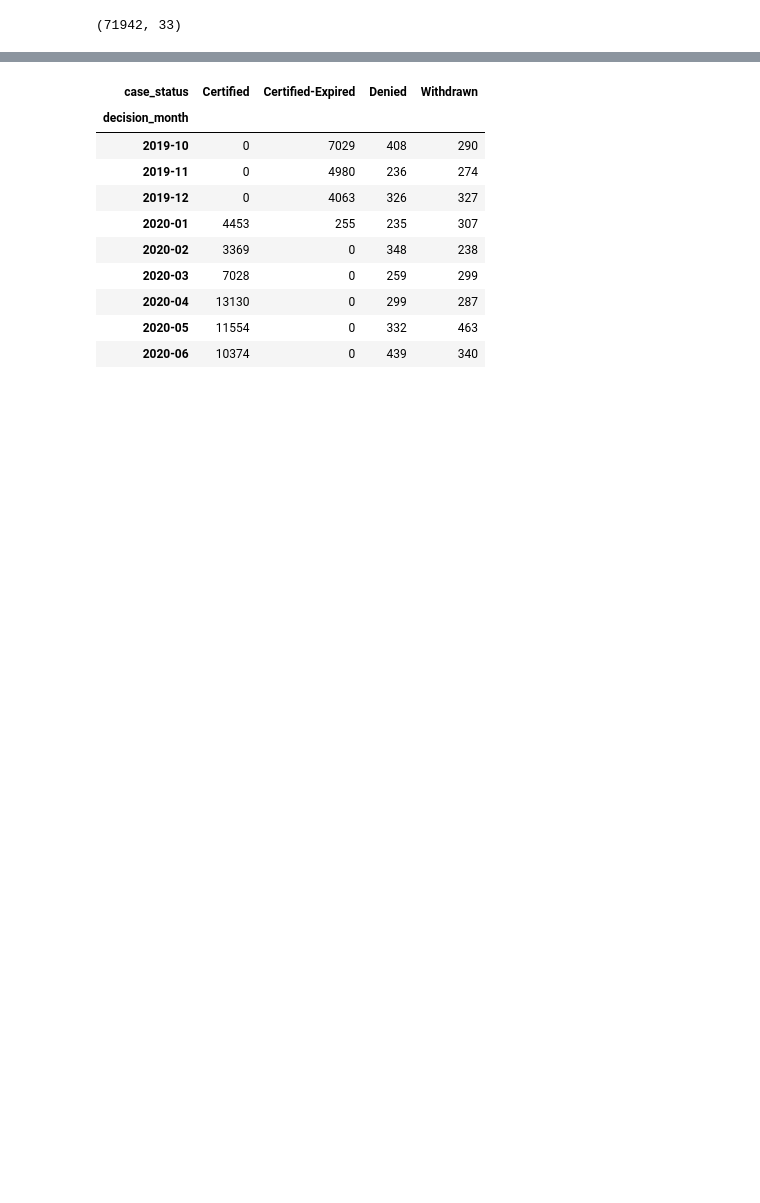
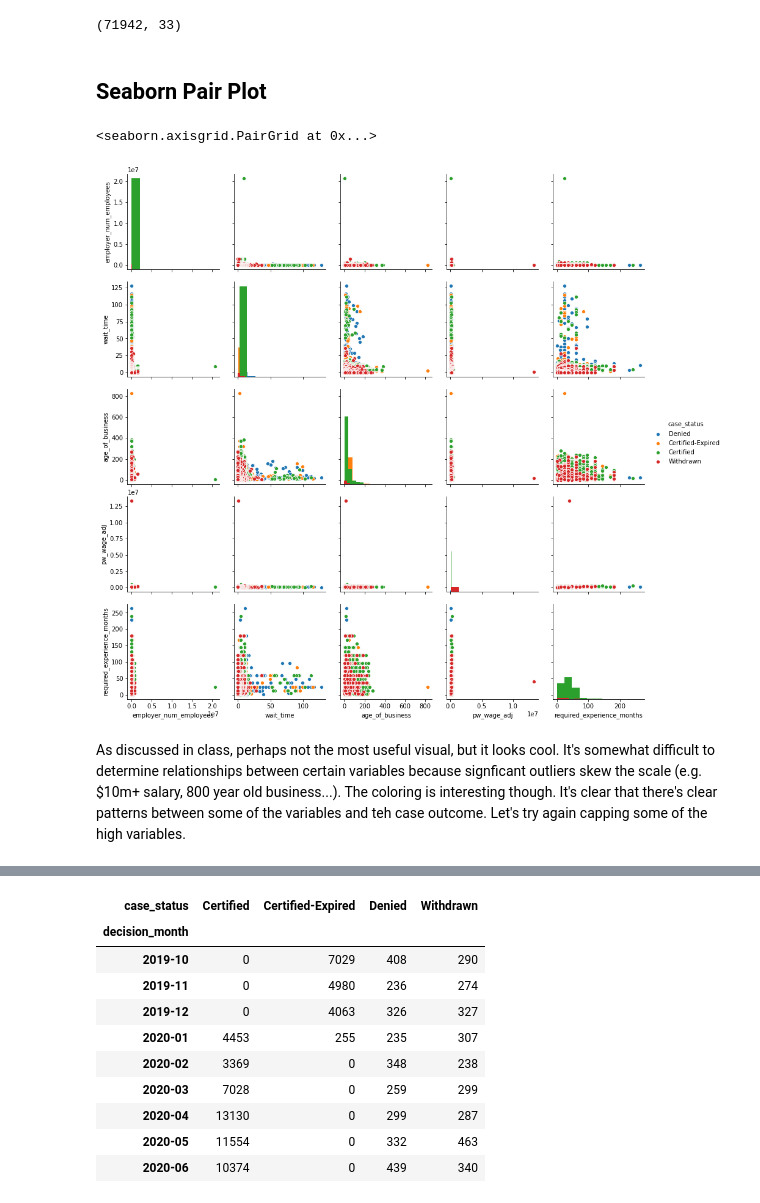
Before and after one commit to r-surendiran/MSCA-37014-Python-For-Analytics-Group-Project, a Jupyter notebook: Notebooks/data_exploration_kendall.ipynb, the cells around one changed output, grey strips where cells are left out. Cells and saved outputs as stored; diff of their text form; code cells hidden in the pictures; blank space fills up the shorter version.

```diff
--- a/Notebooks/data_exploration_kendall.ipynb
+++ b/Notebooks/data_exploration_kendall.ipynb
@@ -50,3 +65,14 @@ df['pw_wage_adj'] = np.where(df.pw_unit_of_pay == "Hour", df.pw_wage*2080, df.pw
 df['pw_wage_adj'] = np.where(df.pw_unit_of_pay == "Week", df.pw_wage*52, df.pw_wage_adj)
 df['pw_wage_adj'] = np.where(df.pw_unit_of_pay == "Month", df.pw_wage*12, df.pw_wage_adj)
 df['pw_wage_adj'] = np.where(df.pw_unit_of_pay == "Bi-Weekly", df.pw_wage*26, df.pw_wage_adj)
+# %% [markdown]
+## Seaborn Pair Plot
+# %%
+sns.pairplot(df[['case_status','employer_num_employees', 'wait_time', 'age_of_business', 'pw_wage_adj', 'required_experience_months']],
+            diag_kind = 'hist',
+            hue = 'case_status')
+# %% [output]
+<seaborn.axisgrid.PairGrid at 0x...>
+[figure, added]
+# %% [markdown]
+As discussed in class, perhaps not the most useful visual, but it looks cool. It's somewhat difficult to determine relationships between certain variables because signficant outliers skew the scale (e.g. $10m+ salary, 800 year old business...). The coloring is interesting though. It's clear that there's clear patterns between some of the variables and teh case outcome. Let's try again capping some of the high variables.
```
Also changed, not shown: parts of 36 cells of this notebook, 1 other file.
